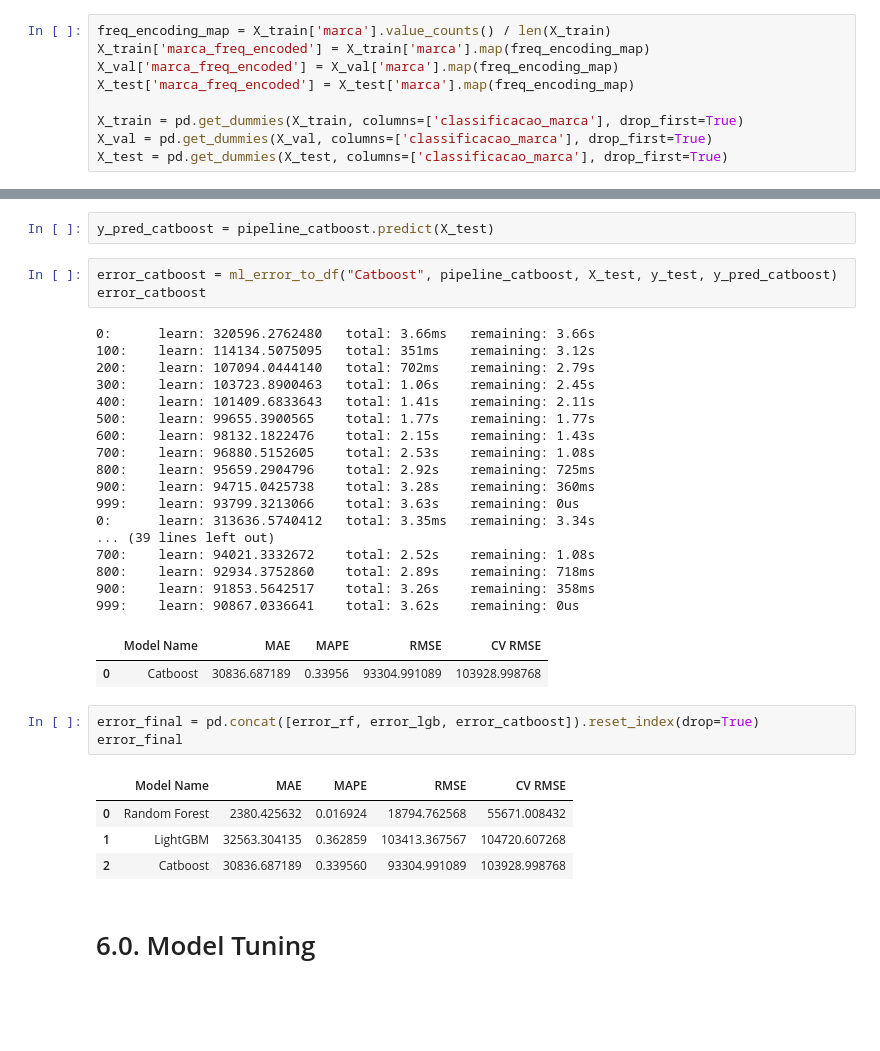
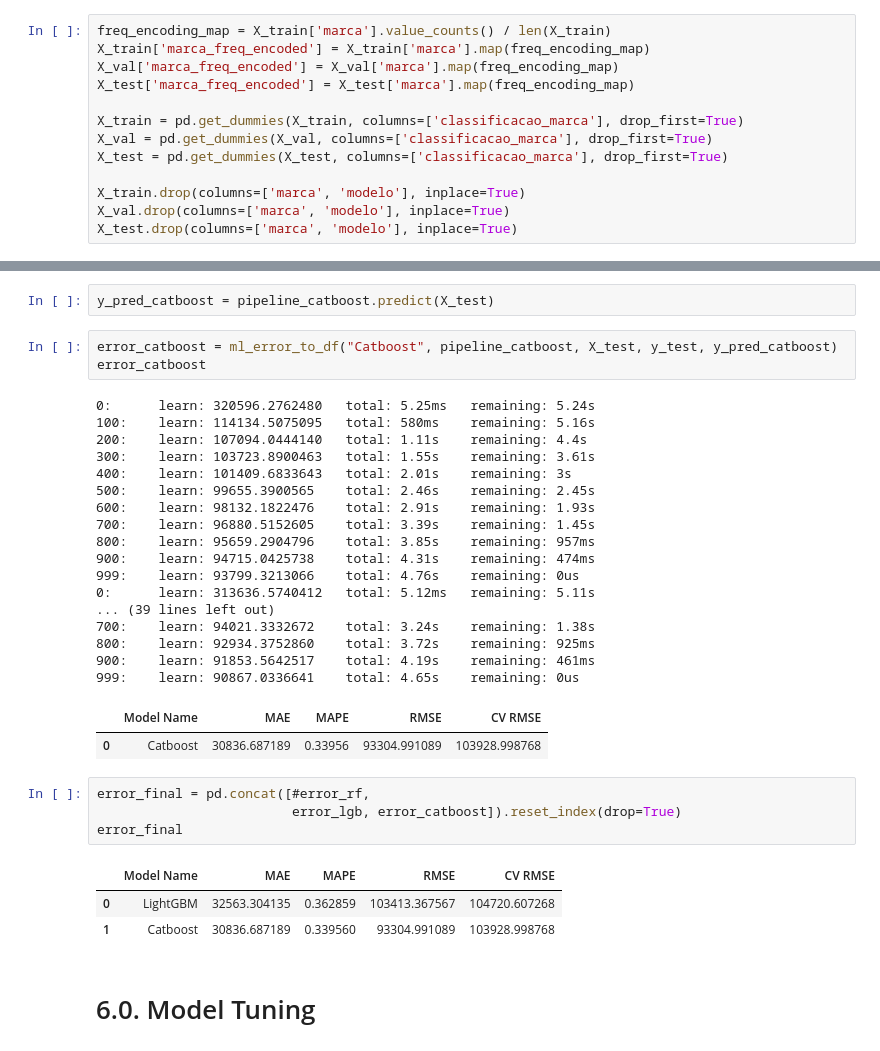
Before and after one commit to pgdemiranda/ml_capstone2024, a Jupyter notebook: final_project/notebook2.ipynb, the cells around one changed output, grey strips where cells are left out. Cells and saved outputs as stored; diff of their text form; blank space fills up the shorter version.

```diff
--- a/final_project/notebook2.ipynb
+++ b/final_project/notebook2.ipynb
@@ -199,6 +199,10 @@ X_test['marca_freq_encoded'] = X_test['marca'].map(freq_encoding_map)
 X_train = pd.get_dummies(X_train, columns=['classificacao_marca'], drop_first=True)
 X_val = pd.get_dummies(X_val, columns=['classificacao_marca'], drop_first=True)
 X_test = pd.get_dummies(X_test, columns=['classificacao_marca'], drop_first=True)
+
+X_train.drop(columns=['marca', 'modelo'], inplace=True)
+X_val.drop(columns=['marca', 'modelo'], inplace=True)
+X_test.drop(columns=['marca', 'modelo'], inplace=True)
 # %%
 categorical_cols = ['marca_freq_encoded'] + [col for col in X_train.columns if col.startswith('classificacao_marca')]
 numerical_cols = ['codigo_fipe', 'ano_modelo', 'ano_referencia', 'mes_referencia']
@@ -363,32 +367,32 @@ y_pred_catboost = pipeline_catboost.predict(X_test)
 error_catboost = ml_error_to_df("Catboost", pipeline_catboost, X_test, y_test, y_pred_catboost)
 error_catboost
 # %% [output]
-0:      learn: 320596.2762480   total: 3.66ms   remaining: 3.66s
-100:    learn: 114134.5075095   total: 351ms    remaining: 3.12s
-200:    learn: 107094.0444140   total: 702ms    remaining: 2.79s
-300:    learn: 103723.8900463   total: 1.06s    remaining: 2.45s
-400:    learn: 101409.6833643   total: 1.41s    remaining: 2.11s
-500:    learn: 99655.3900565    total: 1.77s    remaining: 1.77s
-600:    learn: 98132.1822476    total: 2.15s    remaining: 1.43s
-700:    learn: 96880.5152605    total: 2.53s    remaining: 1.08s
-800:    learn: 95659.2904796    total: 2.92s    remaining: 725ms
-900:    learn: 94715.0425738    total: 3.28s    remaining: 360ms
-999:    learn: 93799.3213066    total: 3.63s    remaining: 0us
-0:      learn: 313636.5740412   total: 3.35ms   remaining: 3.34s
+0:      learn: 320596.2762480   total: 5.25ms   remaining: 5.24s
+100:    learn: 114134.5075095   total: 580ms    remaining: 5.16s
+200:    learn: 107094.0444140   total: 1.11s    remaining: 4.4s
+300:    learn: 103723.8900463   total: 1.55s    remaining: 3.61s
+400:    learn: 101409.6833643   total: 2.01s    remaining: 3s
+500:    learn: 99655.3900565    total: 2.46s    remaining: 2.45s
+600:    learn: 98132.1822476    total: 2.91s    remaining: 1.93s
+700:    learn: 96880.5152605    total: 3.39s    remaining: 1.45s
+800:    learn: 95659.2904796    total: 3.85s    remaining: 957ms
+900:    learn: 94715.0425738    total: 4.31s    remaining: 474ms
+999:    learn: 93799.3213066    total: 4.76s    remaining: 0us
+0:      learn: 313636.5740412   total: 5.12ms   remaining: 5.11s
 ... (39 lines left out)
-700:    learn: 94021.3332672    total: 2.52s    remaining: 1.08s
-800:    learn: 92934.3752860    total: 2.89s    remaining: 718ms
-900:    learn: 91853.5642517    total: 3.26s    remaining: 358ms
-999:    learn: 90867.0336641    total: 3.62s    remaining: 0us
+700:    learn: 94021.3332672    total: 3.24s    remaining: 1.38s
+800:    learn: 92934.3752860    total: 3.72s    remaining: 925ms
+900:    learn: 91853.5642517    total: 4.19s    remaining: 461ms
+999:    learn: 90867.0336641    total: 4.65s    remaining: 0us
 |  | Model Name | MAE | MAPE | RMSE | CV RMSE |
 | 0 | Catboost | 30836.687189 | 0.33956 | 93304.991089 | 103928.998768 |
 # %%
-error_final = pd.concat([error_rf, error_lgb, error_catboost]).reset_index(drop=True)
+error_final = pd.concat([#error_rf,
+                         error_lgb, error_catboost]).reset_index(drop=True)
 error_final
 # %% [output]
 |  | Model Name | MAE | MAPE | RMSE | CV RMSE |
-| 0 | Random Forest | 2380.425632 | 0.016924 | 18794.762568 | 55671.008432 |
-| 1 | LightGBM | 32563.304135 | 0.362859 | 103413.367567 | 104720.607268 |
-| 2 | Catboost | 30836.687189 | 0.339560 | 93304.991089 | 103928.998768 |
+| 0 | LightGBM | 32563.304135 | 0.362859 | 103413.367567 | 104720.607268 |
+| 1 | Catboost | 30836.687189 | 0.339560 | 93304.991089 | 103928.998768 |
 # %% [markdown]
 # 6.0. Model Tuning
```
Also changed, not shown: parts of 9 cells of this notebook, 12 other files.
